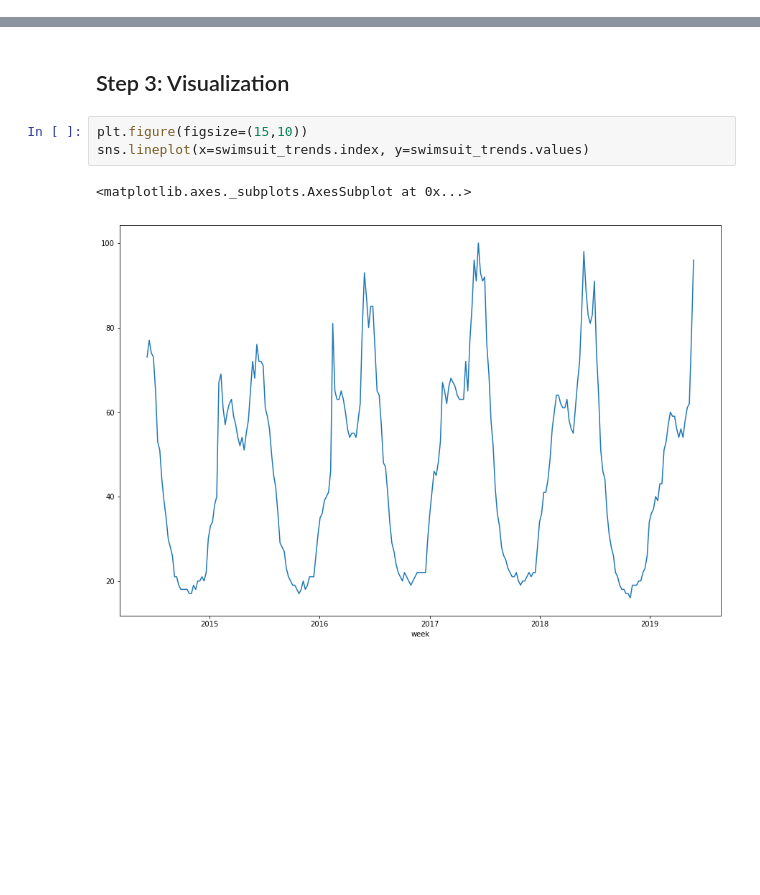
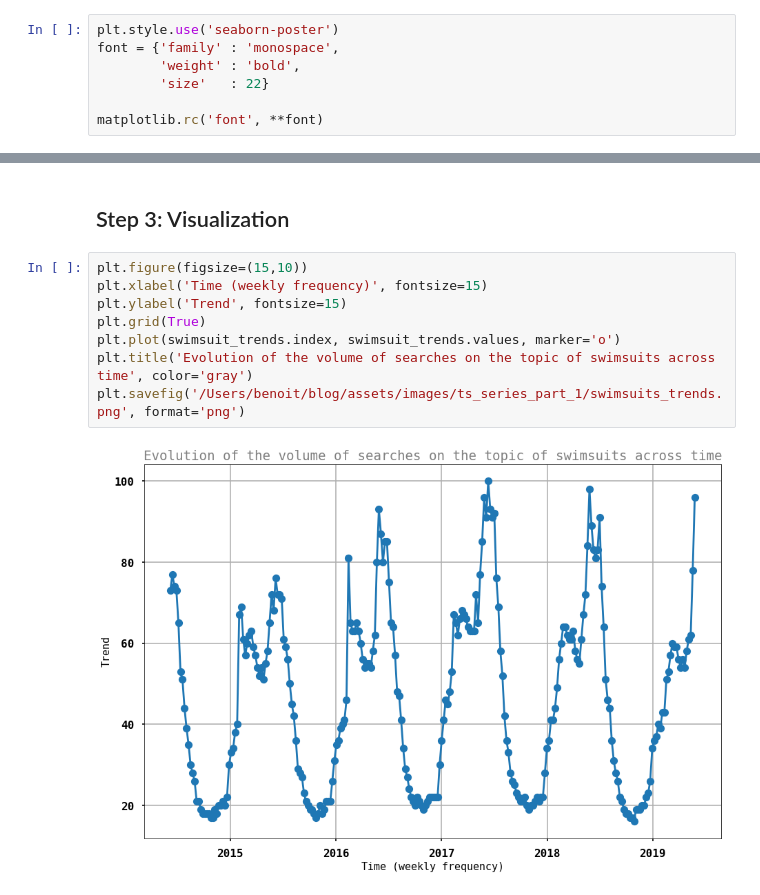
Before and after one commit to goujonbe/data_science_for_finance, a Jupyter notebook: blogpost/notebooks/part_1/swimsuit_trends_visualization.ipynb, the cells around one changed output, grey strips where cells are left out. Drawn from its saved outputs; the diff is of its cells as text; blank space fills up the shorter version.

Commit message:
Customized matplotlib visualizations and saved fig

```diff
--- a/blogpost/notebooks/part_1/swimsuit_trends_visualization.ipynb
+++ b/blogpost/notebooks/part_1/swimsuit_trends_visualization.ipynb
@@ -10,4 +11,11 @@ import matplotlib.pyplot as plt
 import seaborn as sns
+# %%
+plt.style.use('seaborn-poster')
+font = {'family' : 'monospace',
+        'weight' : 'bold',
+        'size'   : 22}
+
+matplotlib.rc('font', **font)
 # %% [markdown]
 ## Step 1: Retrieve data
 
@@ -105,9 +113,13 @@ bikini_trends = get_dataframe_with_date_column_as_index(bikini_trends,
                                                         'trend')
 # %% [markdown]
 ## Step 3: Visualization
-# %%
-plt.figure(figsize=(15,10))
-sns.lineplot(x=swimsuit_trends.index, y=swimsuit_trends.values)
-# %% [output]
-<matplotlib.axes._subplots.AxesSubplot at 0x...>
-[figure, removed]
+# %%
+plt.figure(figsize=(15,10))
+plt.xlabel('Time (weekly frequency)', fontsize=15)
+plt.ylabel('Trend', fontsize=15)
+plt.grid(True)
+plt.plot(swimsuit_trends.index, swimsuit_trends.values, marker='o')
+plt.title('Evolution of the volume of searches on the topic of swimsuits across time', color='gray')
+plt.savefig('/Users/benoit/blog/assets/images/ts_series_part_1/swimsuits_trends.png', format='png')
+# %% [output]
+[figure, added]
```
Also changed, not shown: parts of 1 cell of this notebook.
